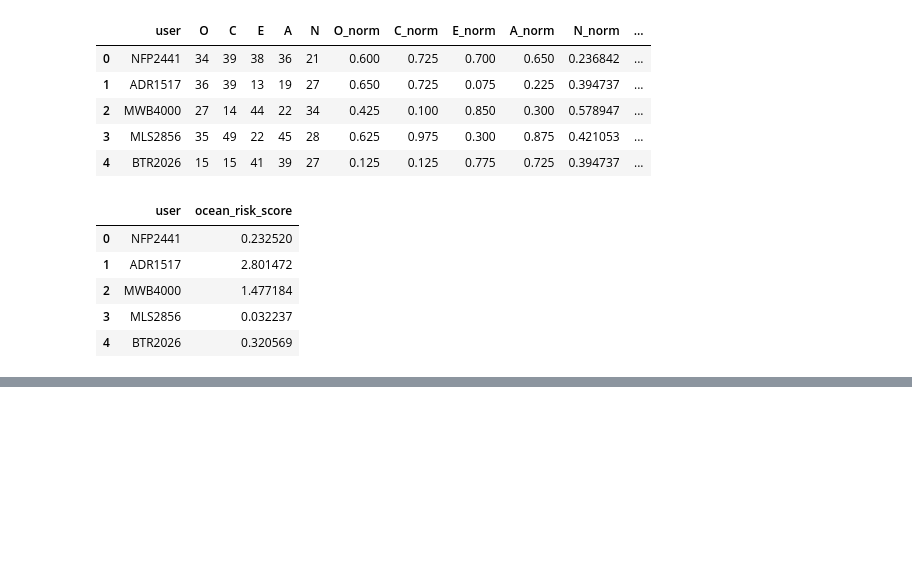
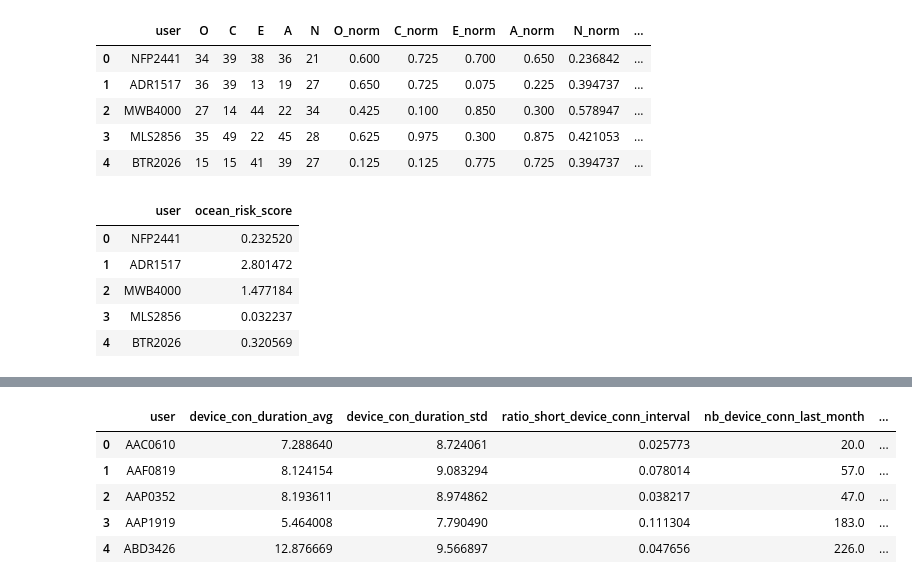
Before and after one commit to SamiKarboubi/CERT-Insider-Threat-Detection, a Jupyter notebook: features_extraction.ipynb, the cells around one changed output, grey strips where cells are left out. Cells and saved outputs as stored; diff of their text form; code cells hidden in the pictures; blank space fills up the shorter version.

Commit message:
merged features

```diff
--- a/features_extraction.ipynb
+++ b/features_extraction.ipynb
@@ -904,6 +914,21 @@ device_usage_interval = device_usage_interval[
     (device_usage_interval['duration_hours'] > 0) &
     (device_usage_interval['duration_hours'] < 24)
 ]
+# %%
+device_left = device[device['user'].isin(users_left['user_id'])][['user', 'date', 'activity']].copy()
+
+device_left = device_left.merge(
+    users_left[['user_id', 'end_date']],
+    left_on='user',
+    right_on='user_id',
+    how='left'
+).drop(columns='user_id')
+
+device_left['is_after_leaving'] = device_left['date'] > device_left['end_date']
+# %%
+nb_device_activity__after_leaving = device_left.groupby('user').agg(
+    nb_device_activity_after_leaving = ('is_after_leaving', 'sum')
+).reset_index()
 # %%
 features_device = device_usage_interval.groupby('user').agg(
     device_con_duration_avg=('duration_hours', 'mean'),
@@ -984,32 +1009,46 @@ weekly_device = weekly_device.merge(device_baseline, on='user', how='left')
 weekly_device['zscore_device'] = (
     (weekly_device['nb_device'] - weekly_device['avg_device_conn_per_week']) /
     weekly_device.groupby('user')['nb_device'].transform('std').clip(lower=1)
 ).fillna(0)
 
 weekly_features = weekly_device.groupby('user').agg(
     max_zscore_device_week=('zscore_device', 'max'),
     avg_zscore_device_week=('zscore_device', 'mean')
 ).reset_index()
 
 
 features_device = features_device.merge(device_baseline, on='user', how='left')
 features_device = features_device.merge(weekly_features, on='user', how='left')
 
+features_device = features_device.merge(nb_device_activity__after_leaving, on='user', how='left')
+
+features_device['nb_device_activity_after_leaving'] = (
+    features_device['nb_device_activity_after_leaving'].fillna(0)
+)
+
 
 features_device = features_device[
     [
         'user',
         'device_con_duration_avg',
         'device_con_duration_std',
         'ratio_short_device_conn_interval',
         'nb_device_conn_last_month',
         'avg_device_conn_per_week',
         'max_zscore_device_week',
         'avg_zscore_device_week',
         'nb_device_conn_after_hours',
-        'ratio_device_conn_after_hours'
+        'ratio_device_conn_after_hours',
+        'nb_device_activity_after_leaving'
     ]
 ]
 
 features_device.head()
+# %% [output]
+|  | user | device_con_duration_avg | device_con_duration_std | ratio_short_device_conn_interval | nb_device_conn_last_month | ... |
+| 0 | AAC0610 | 7.288640 | 8.724061 | 0.025773 | 20.0 | ... |
+| 1 | AAF0819 | 8.124154 | 9.083294 | 0.078014 | 57.0 | ... |
+| 2 | AAP0352 | 8.193611 | 8.974862 | 0.038217 | 47.0 | ... |
+| 3 | AAP1919 | 5.464008 | 7.790490 | 0.111304 | 183.0 | ... |
+| 4 | ABD3426 | 12.876669 | 9.566897 | 0.047656 | 226.0 | ... |
 # %%
```
Also changed, not shown: parts of 8 cells of this notebook.
